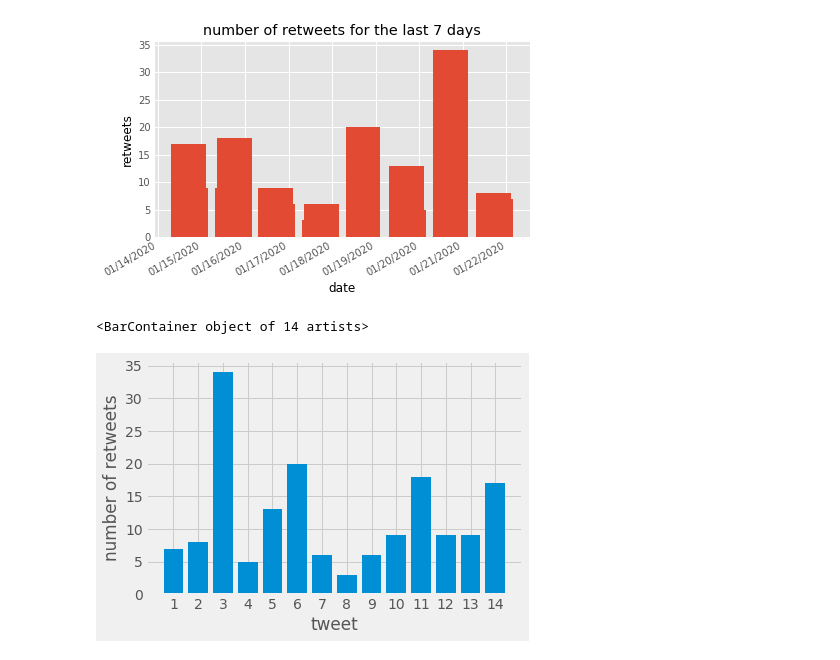
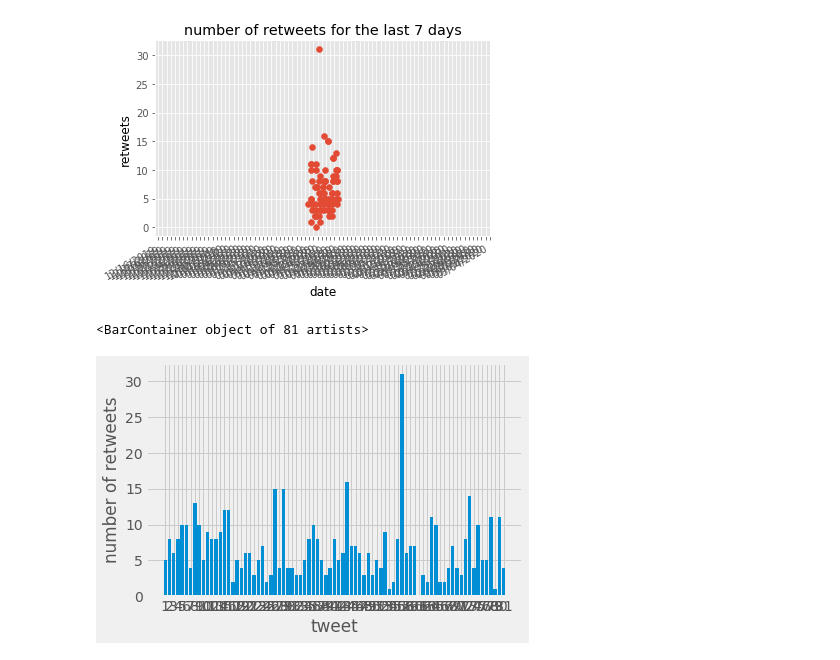
Before and after one commit to MatteoScorcia/Tweet_popularity, a Jupyter notebook: notebooks/find_data.ipynb, the cells around one changed output. Cells and saved outputs as stored; diff of their text form; code cells hidden in the pictures.

```diff
--- a/notebooks/find_data.ipynb
+++ b/notebooks/find_data.ipynb
@@ -16,7 +16,7 @@ auth.set_access_token(access_token, access_token_secret)
 api = tweepy.API(auth)
 # %%
 # Open/create a file to append data to
-csvFile = open('../dataset/raw_dataset.csv', 'a', encoding="UTF-8")
+csvFile = open('../dataset/prova.csv', 'a', encoding="UTF-8")
 
 #Use csv writer
 csvWriter = csv.writer(csvFile)
@@ -25,8 +25,8 @@ tweets = []
 ratios = []
 
 for tweet in tweepy.Cursor(api.search,
-                           q = "from:misspickledplum AND -filter:retweets AND -filter:replies",
-                           until='2020-01-24',
+                           q = "from:deliciousmag AND -filter:retweets AND -filter:replies",
+                           until='2020-01-28',
                            tweet_mode='extended').items():
 
     tweets.append(tweet)
@@ -38,7 +38,7 @@ for tweet in tweepy.Cursor(api.search,
     ratios.append(ratio)
 
     # Write a row to the CSV file. I use encode UTF-8
-    csvWriter.writerow([tweet.user.screen_name, tweet.created_at, tweet.full_text,tweet.retweet_count, tweet.favorite_count, ratio])
+    csvWriter.writerow([tweet.user.screen_name, tweet.created_at, tweet.full_text,tweet.retweet_count, ratio])
 csvFile.close()
 
 print(ratios)
@@ -80,20 +100,19 @@ for tweet in tweets:
 # %%
 import matplotlib
 import matplotlib.pyplot as plt
 import matplotlib.dates as mdates
 
 plt.style.use('ggplot')
 plt.xlabel('date', color='black')
 plt.ylabel('retweets', color='black')
 plt.title('number of retweets for the last 7 days')
 
 plt.gca().xaxis.set_major_formatter(mdates.DateFormatter('%m/%d/%Y'))
 plt.gca().xaxis.set_major_locator(mdates.DayLocator())
-plt.bar(date,retweet_count)
+plt.scatter(date,retweet_count)
 plt.gcf().autofmt_xdate()
-plt.savefig('test.jpg')
 # %% [output]
-[figure, old version]
+[figure, new version]
 # %%
 import numpy
 range = numpy.arange(1, len(tweets)+1, 1)
@@ -104,5 +123,5 @@ plt.ylabel('number of retweets')
 plt.xticks(range)
 plt.bar(range, retweet_count)
 # %% [output]
-<BarContainer object of 14 artists>
+<BarContainer object of 81 artists>
-[figure, old version]
+[figure, new version]
```
Also changed, not shown: parts of 8 cells of this notebook, 3 other files.
